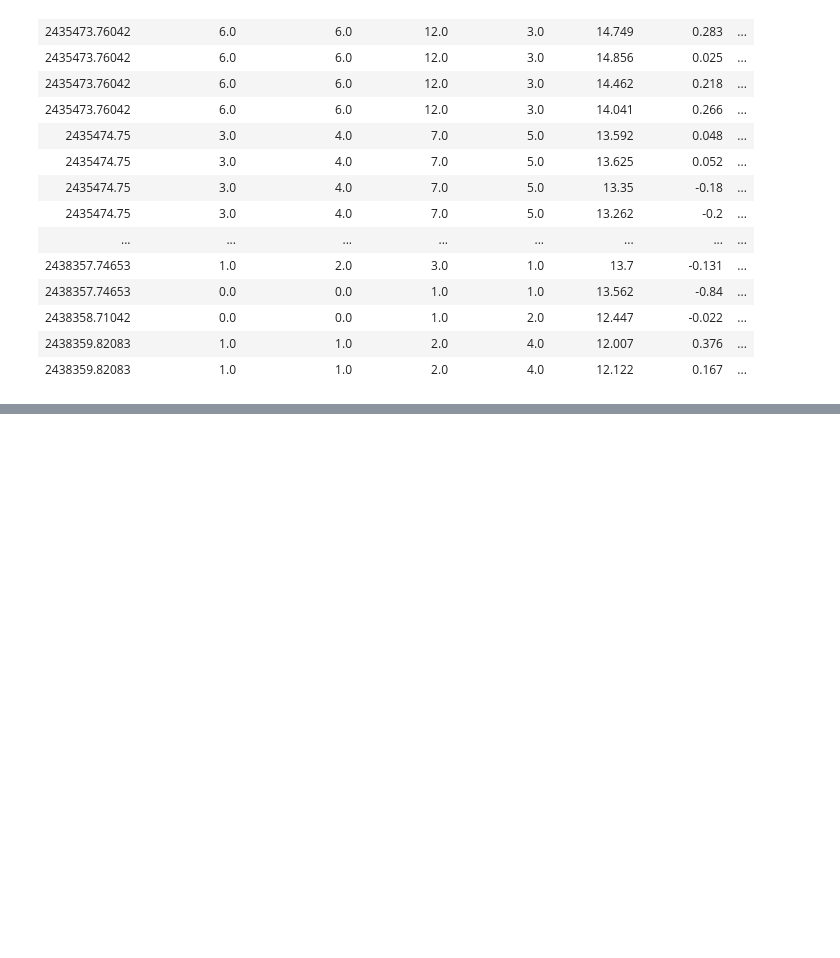
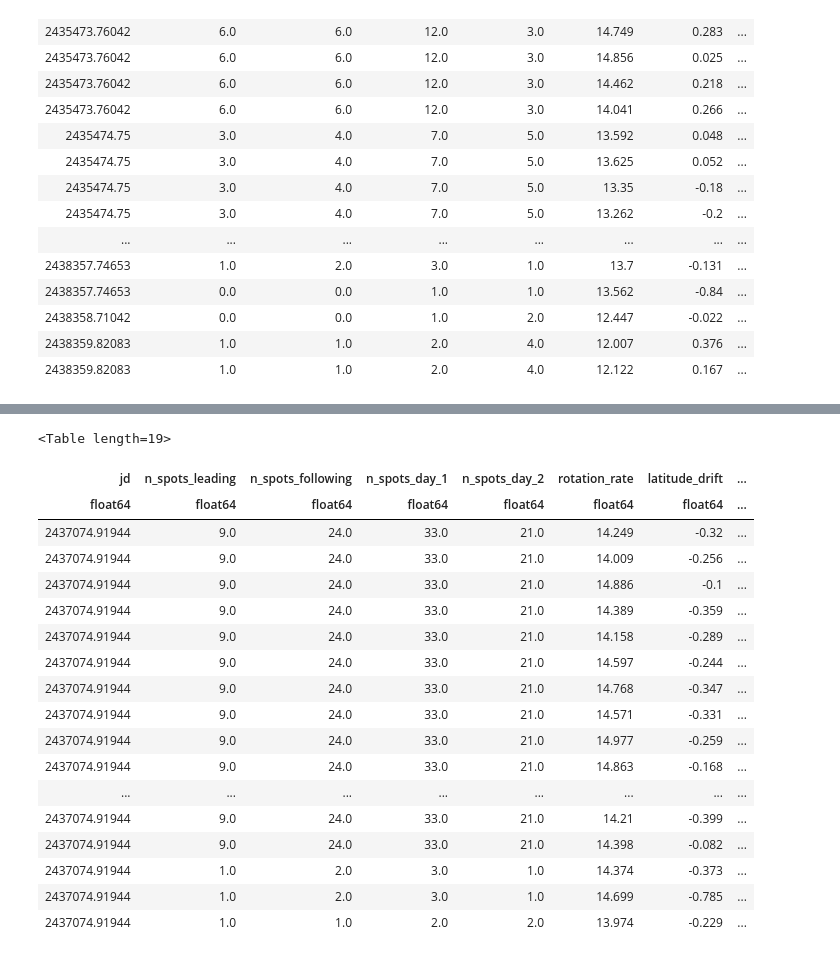
Before and after one commit to bmorris3/starspots, a Jupyter notebook: sun/mt_wilson_stsp.ipynb, the cells around one changed output, grey strips where cells are left out. Drawn from its saved outputs; the diff is of its cells as text; code cells hidden in the pictures; blank space fills up the shorter version.

```diff
--- a/sun/mt_wilson_stsp.ipynb
+++ b/sun/mt_wilson_stsp.ipynb
@@ -360,0 +240,22 @@ for i in range(20):
+# %%
+spots_within_range
+# %% [output]
+<Table length=19>
+| jd | n_spots_leading | n_spots_following | n_spots_day_1 | n_spots_day_2 | rotation_rate | latitude_drift | ... |
+| float64 | float64 | float64 | float64 | float64 | float64 | float64 | ... |
+| 2437074.91944 | 9.0 | 24.0 | 33.0 | 21.0 | 14.249 | -0.32 | ... |
+| 2437074.91944 | 9.0 | 24.0 | 33.0 | 21.0 | 14.009 | -0.256 | ... |
+| 2437074.91944 | 9.0 | 24.0 | 33.0 | 21.0 | 14.886 | -0.1 | ... |
+| 2437074.91944 | 9.0 | 24.0 | 33.0 | 21.0 | 14.389 | -0.359 | ... |
+| 2437074.91944 | 9.0 | 24.0 | 33.0 | 21.0 | 14.158 | -0.289 | ... |
+| 2437074.91944 | 9.0 | 24.0 | 33.0 | 21.0 | 14.597 | -0.244 | ... |
+| 2437074.91944 | 9.0 | 24.0 | 33.0 | 21.0 | 14.768 | -0.347 | ... |
+| 2437074.91944 | 9.0 | 24.0 | 33.0 | 21.0 | 14.571 | -0.331 | ... |
+| 2437074.91944 | 9.0 | 24.0 | 33.0 | 21.0 | 14.977 | -0.259 | ... |
+| 2437074.91944 | 9.0 | 24.0 | 33.0 | 21.0 | 14.863 | -0.168 | ... |
+| ... | ... | ... | ... | ... | ... | ... | ... |
+| 2437074.91944 | 9.0 | 24.0 | 33.0 | 21.0 | 14.21 | -0.399 | ... |
+| 2437074.91944 | 9.0 | 24.0 | 33.0 | 21.0 | 14.398 | -0.082 | ... |
+| 2437074.91944 | 1.0 | 2.0 | 3.0 | 1.0 | 14.374 | -0.373 | ... |
+| 2437074.91944 | 1.0 | 2.0 | 3.0 | 1.0 | 14.699 | -0.785 | ... |
+| 2437074.91944 | 1.0 | 1.0 | 2.0 | 2.0 | 13.974 | -0.229 | ... |
```
Also changed, not shown: parts of 13 cells of this notebook.
